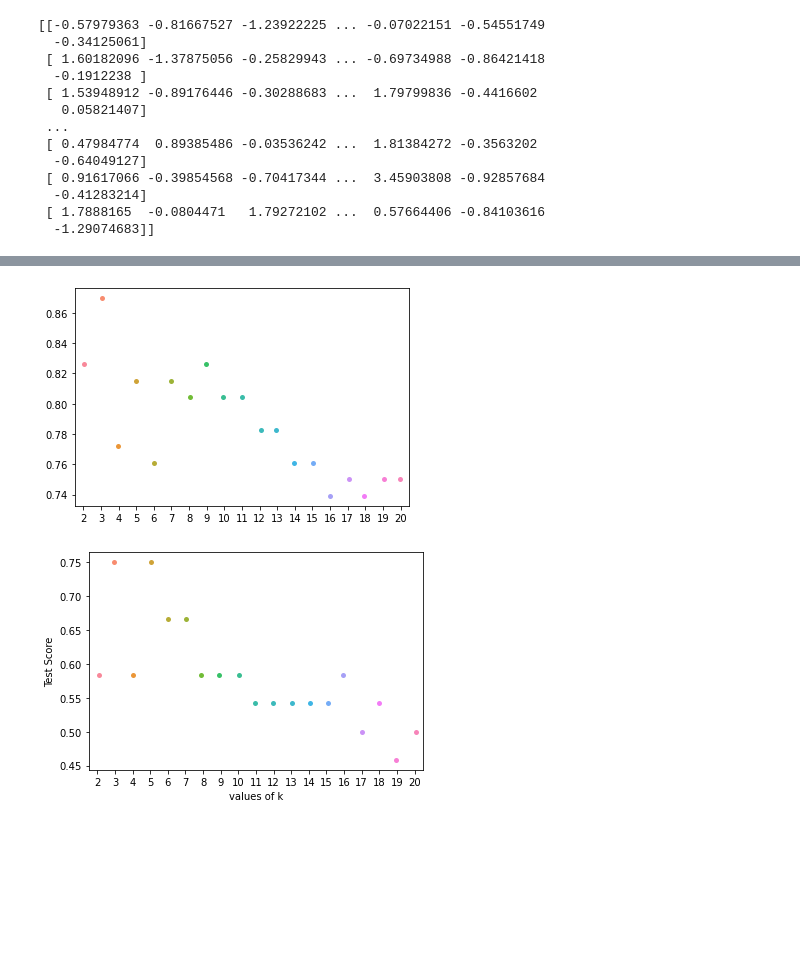
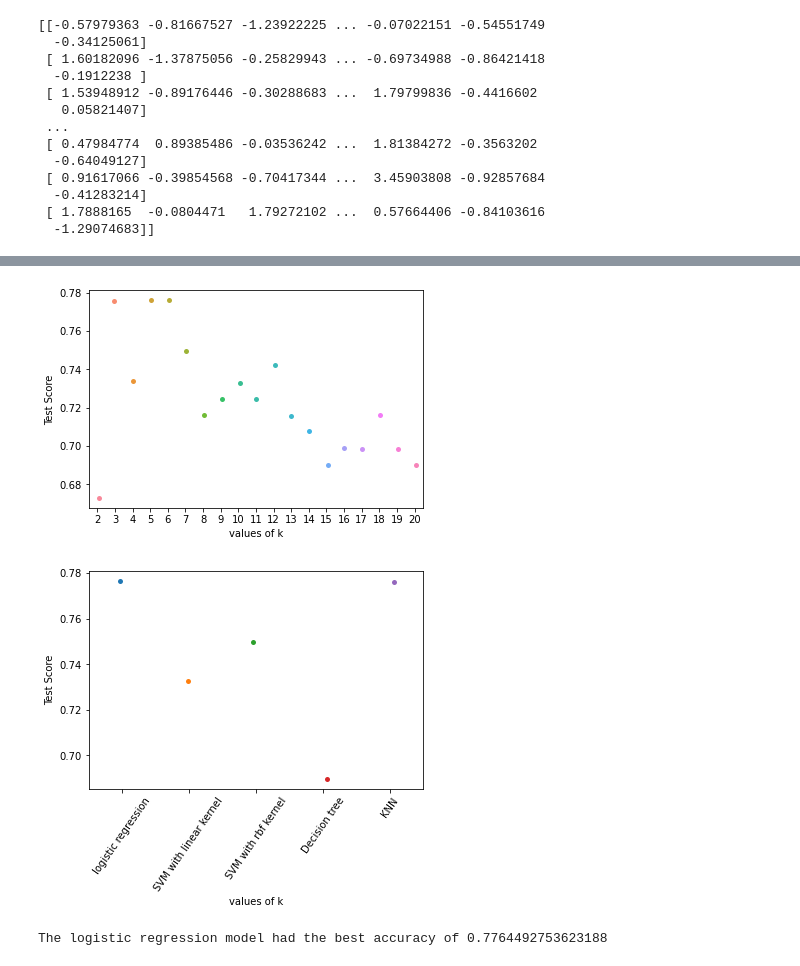
Before and after one commit to zahrasalarian/Artificial-Intelligence-in-Medicine-Projects, a Jupyter notebook: p1/main.ipynb, the cells around one changed output, grey strips where cells are left out. Drawn from its saved outputs; the diff is of its cells as text; code cells hidden in the pictures; blank space fills up the shorter version.

```diff
--- a/p1/main.ipynb
+++ b/p1/main.ipynb
@@ -128,0 +125,6 @@ Accuracy: 1.0
+# %%
+# SVM with rbf kernel
+model = SVC(kernel='rbf')
+scores = cross_val_score(model, X, y, scoring='accuracy', cv=kf, n_jobs=-1)
+model_accuracy['SVM with rbf kernel'] = np.mean(scores)
+print('Accuracy: %.3f (%.3f)' % (np.mean(scores), np.std(scores)))
@@ -128,0 +133,7 @@ Accuracy: 1.0
+# %%
+# Decision tree
+from sklearn.tree import DecisionTreeClassifier
+model = DecisionTreeClassifier()
+scores = cross_val_score(model, X, y, scoring='accuracy', cv=kf, n_jobs=-1)
+model_accuracy['Decision tree'] = np.mean(scores)
+print('Accuracy: %.3f (%.3f)' % (np.mean(scores), np.std(scores)))
@@ -132,18 +145,12 @@ from sklearn.neighbors import KNeighborsClassifier
 import seaborn as sns
 
 K = []
-training = []
-test = []
-scores = {}
-
+Accuracy = []
+scores_dict = {}
 for k in range(2, 21):
-    clf = KNeighborsClassifier(n_neighbors = k)
-    clf.fit(X_train, y_train)
-
-    training_score = clf.score(X_train, y_train)
-    test_score = clf.score(X_test, y_test)
+    model = KNeighborsClassifier(n_neighbors = k)
+    scores = cross_val_score(model, X, y, scoring='accuracy', cv=kf, n_jobs=-1)
+    acc = np.mean(scores)
+    Accuracy.append(acc)
     K.append(k)
-
-    training.append(training_score)
-    test.append(test_score)
-    scores[k] = [training_score, test_score]
+    scores_dict[k] = acc
@@ -174,0 +157,9 @@ K : training score,      test score
+# %%
+import operator
+print('K , test score')
+for k, v in scores_dict.items():
+    print(k, ':', v)
+# get max acc
+best_k = max(scores_dict.items(), key=operator.itemgetter(1))[0]
+print('Best value for k: {}'.format(best_k))
+model_accuracy['KNN'] = scores_dict[best_k]
@@ -175,13 +184,18 @@ K : training score,      test score
 # %%
-aax = sns.stripplot(K, training);
-ax.set(xlabel ='values of k', ylabel ='Training Score')
-
+ax = sns.stripplot(K, list(scores_dict.values()));
+ax.set(xlabel ='values of k', ylabel ='Test Score')
 plt.show()
 # %% [output]
-[figure, old version]
+[figure, new version]
 # %%
-ax = sns.stripplot(K, test);
+ax = sns.stripplot(list(model_accuracy.keys()), list(model_accuracy.values()));
 ax.set(xlabel ='values of k', ylabel ='Test Score')
+plt.xticks(rotation=55)
 plt.show()
 # %% [output]
-[figure, old version]
+[figure, new version]
+# %%
+best_model = max(model_accuracy.items(), key=operator.itemgetter(1))[0]
+print('The {} model had the best accuracy of {}'.format(best_model, model_accuracy[best_model]))
+# %% [output]
+The logistic regression model had the best accuracy of 0.7764492753623188
```
Also changed, not shown: parts of 13 cells of this notebook.
